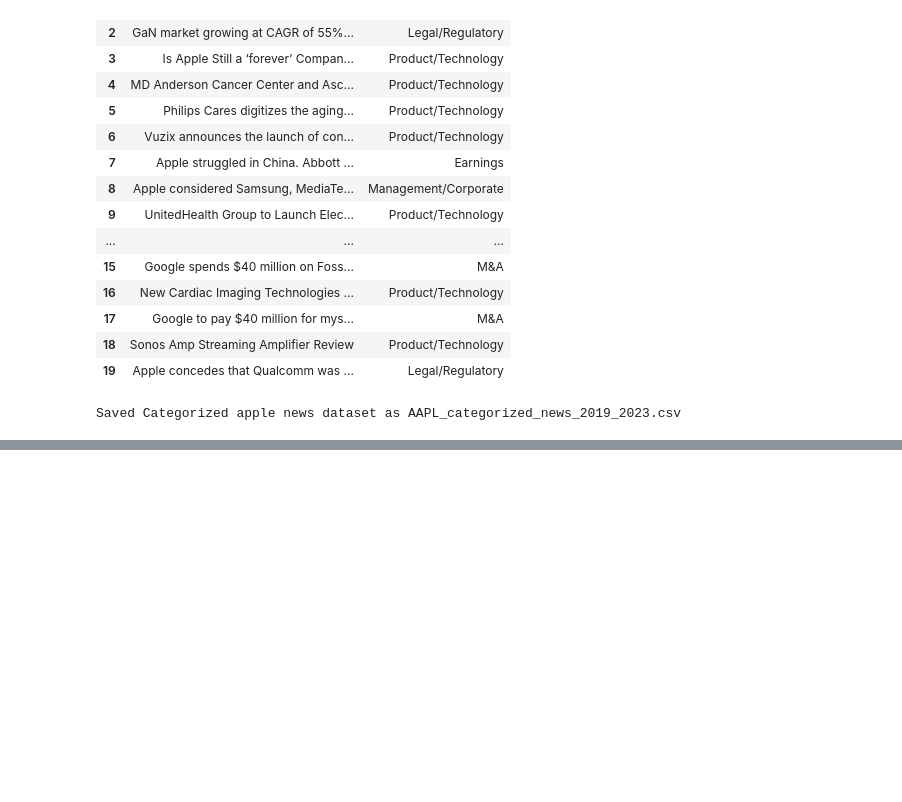
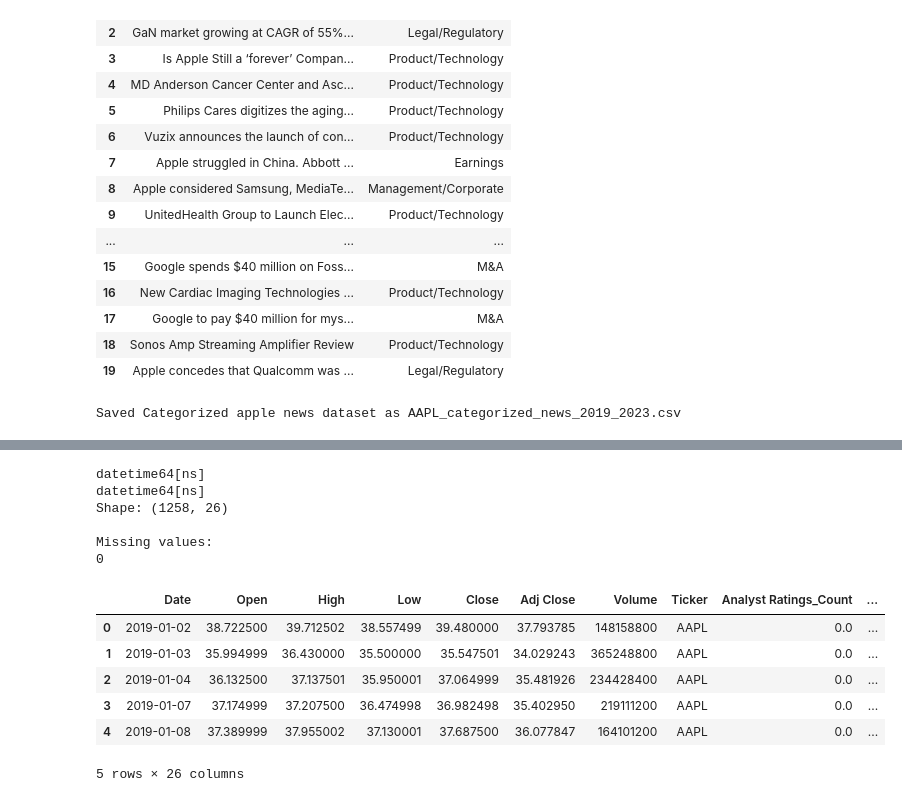
Before and after one commit to johnisaiah09/FinanceResearch-TCS-, a Jupyter notebook: Stock_Market_Research.ipynb, the cells around one changed output, grey strips where cells are left out. Cells and saved outputs as stored; diff of their text form; code cells hidden in the pictures; blank space fills up the shorter version.

Commit message:
training new model for AAPL news and OHLCV data

```diff
--- a/Stock_Market_Research.ipynb
+++ b/Stock_Market_Research.ipynb
@@ -685,3 +695,10 @@ Shape: (1188, 19)
 | 2 | 2019-01-03 | 0 | 0 | 1 | 0 | 0 | ... |
 | 3 | 2019-01-04 | 0 | 0 | 0 | 0 | 0 | ... |
 | 4 | 2019-01-06 | 0 | 0 | 0 | 0 | 0 | ... |
+# %%
+#Creating Apple-only Stock Dateset
+apple_stock_df = data[data["Ticker"] == "AAPL"].copy()
+
+print("Shape:", apple_stock_df.shape)
+print("Date Ramge:", apple_stock_df["Date"].min(),"to",apple_stock_df["Date"].max())
+apple_stock_df.head()
@@ -687,0 +714,35 @@ Shape: (1188, 19)
+# %%
+#Fix Date Formats Before Merge
+apple_stock_df["Date"] = pd.to_datetime(apple_stock_df["Date"])
+daily_news_features["Date"] = pd.to_datetime(daily_news_features["Date"])
+
+print(apple_stock_df["Date"].dtype)
+print(daily_news_features["Date"].dtype)
+
+#Merging Apple Stock with Daily News Features
+hybrid_data = apple_stock_df.merge(daily_news_features,on="Date",how="left")
+
+#Trading days with no news get zeros
+hybrid_data = hybrid_data.fillna(0)
+
+#Check
+print("Shape:", hybrid_data.shape)
+
+print("\nMissing values:")
+print(hybrid_data.isnull().sum().sum())
+
+hybrid_data.head()
+# %% [output]
+datetime64[ns]
+datetime64[ns]
+Shape: (1258, 26)
+
+Missing values:
+0
+|  | Date | Open | High | Low | Close | Adj Close | Volume | Ticker | Analyst Ratings_Count | ... |
+| 0 | 2019-01-02 | 38.722500 | 39.712502 | 38.557499 | 39.480000 | 37.793785 | 148158800 | AAPL | 0.0 | ... |
+| 1 | 2019-01-03 | 35.994999 | 36.430000 | 35.500000 | 35.547501 | 34.029243 | 365248800 | AAPL | 0.0 | ... |
+| 2 | 2019-01-04 | 36.132500 | 37.137501 | 35.950001 | 37.064999 | 35.481926 | 234428400 | AAPL | 0.0 | ... |
+| 3 | 2019-01-07 | 37.174999 | 37.207500 | 36.474998 | 36.982498 | 35.402950 | 219111200 | AAPL | 0.0 | ... |
+| 4 | 2019-01-08 | 37.389999 | 37.955002 | 37.130001 | 37.687500 | 36.077847 | 164101200 | AAPL | 0.0 | ... |
+5 rows × 26 columns
```
Also changed, not shown: parts of 6 cells of this notebook.
